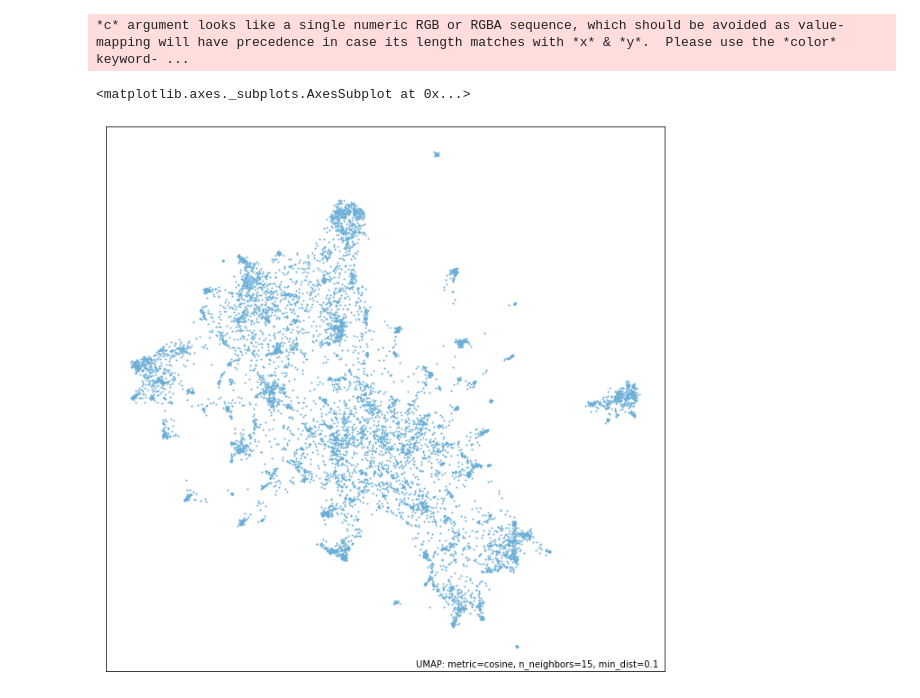
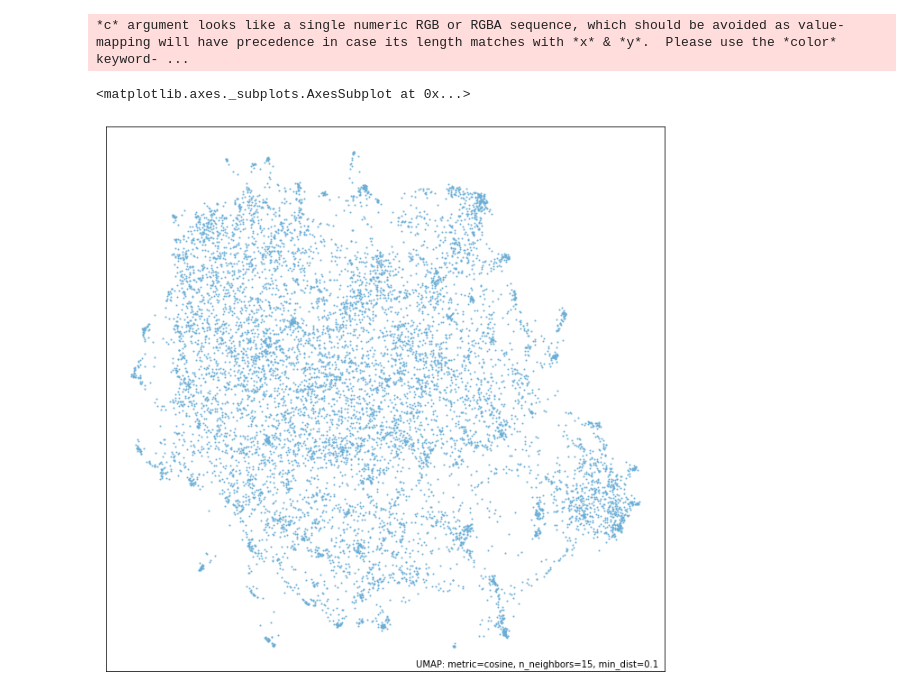
Before and after one commit to kkkwtimeline/newstring_lab, a Jupyter notebook: clustering/hdbscan_visualization.ipynb, the cells around one changed output. Saved outputs shown, nothing was run; the diff lists cells and outputs as text; code cells hidden in the pictures.

Commit message:
hdbscan_visualization

```diff
--- a/clustering/hdbscan_visualization.ipynb
+++ b/clustering/hdbscan_visualization.ipynb
@@ -40,11 +40,11 @@ datas = {
     "argument": {
         "query": {"title":""},
         "published_at": {
-            "from": "2021-09-29",
+            "from": "2021-08-29",
             "until": "2021-10-06"
             },
             "provider": [],
-            "category": ["001000000"],
+            "category": ["008004000"],
             "category_incident": [""],
             "byline": "",
             "provider_subject": [""],
@@ -139,12 +143,14 @@ umap_args = {'n_neighbors': 15,
              'metric': 'cosine'}
 
 mapper = umap.UMAP(**umap_args).fit(model._get_document_vectors(norm=False))
-# %%
-umap.plot.points(mapper)
-# %% [output]
-*c* argument looks like a single numeric RGB or RGBA sequence, which should be avoided as value-mapping will have precedence in case its length matches with *x* & *y*.  Please use the *color* keyword- ...
-<matplotlib.axes._subplots.AxesSubplot at 0x...>
-[figure, removed]
+# %%
+# https://umap-learn.readthedocs.io/en/latest/clustering.html
+umap.plot.points(mapper,)
+# color_key {-1:'#000000',0:'#'}
+# %% [output]
+*c* argument looks like a single numeric RGB or RGBA sequence, which should be avoided as value-mapping will have precedence in case its length matches with *x* & *y*.  Please use the *color* keyword- ...
+<matplotlib.axes._subplots.AxesSubplot at 0x...>
+[figure, added]
 # %%
 hdbscan_args = {'min_cluster_size': 15,
                 'metric': 'euclidean',
```
Also changed, not shown: parts of 34 cells of this notebook, 1 other file.
